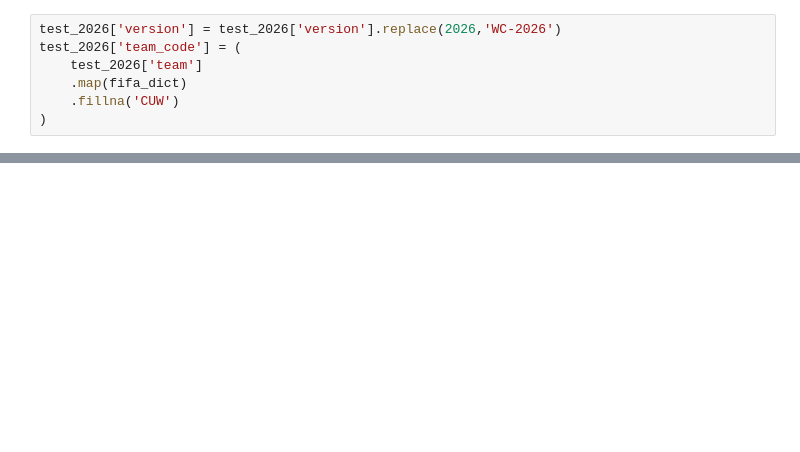
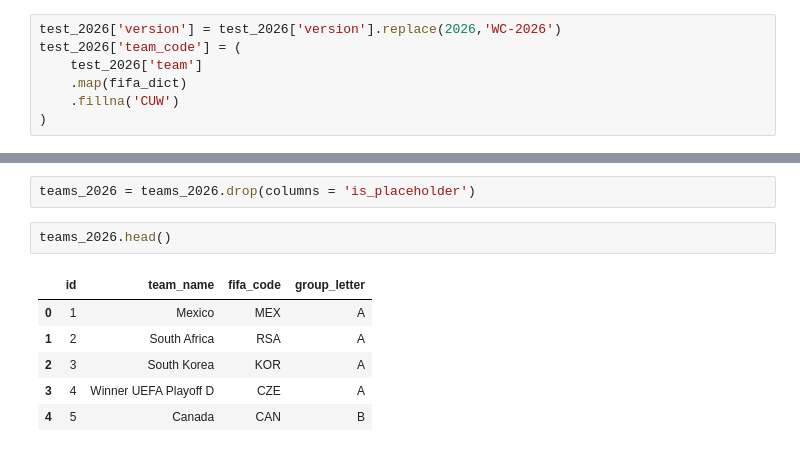
Before and after one commit to tonyinarula/World-Cup-2026-Predictive-Analysis, a Jupyter notebook: analysis.ipynb, the cells around one changed output, grey strips where cells are left out. Drawn from its saved outputs; the diff is of its cells as text; blank space fills up the shorter version.

```diff
--- a/analysis.ipynb
+++ b/analysis.ipynb
@@ -1147,0 +1198,11 @@ test_2026['team_code'] = (
+# %%
+teams_2026 = teams_2026.drop(columns = 'is_placeholder')
+# %%
+teams_2026.head()
+# %% [output]
+|  | id | team_name | fifa_code | group_letter |
+| 0 | 1 | Mexico | MEX | A |
+| 1 | 2 | South Africa | RSA | A |
+| 2 | 3 | South Korea | KOR | A |
+| 3 | 4 | Winner UEFA Playoff D | CZE | A |
+| 4 | 5 | Canada | CAN | B |
```
Also changed, not shown: parts of 11 cells of this notebook.
